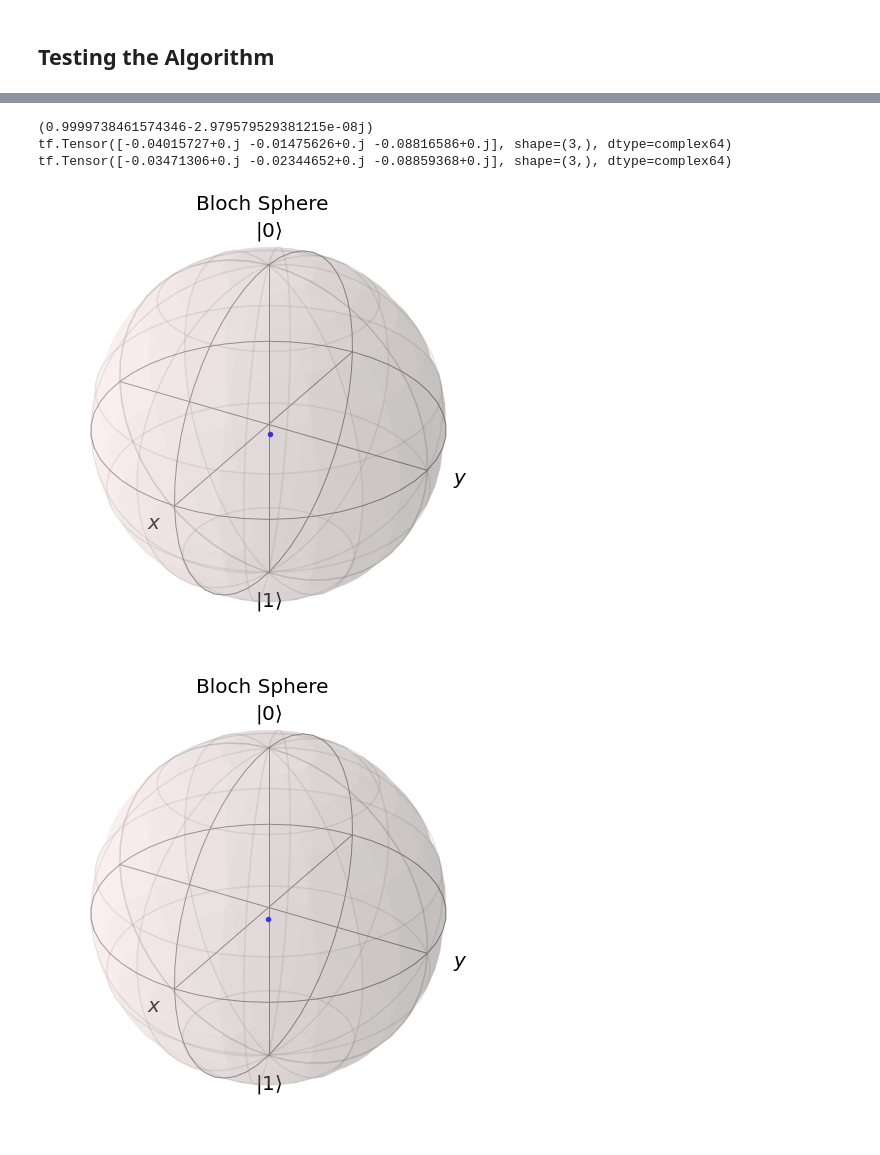
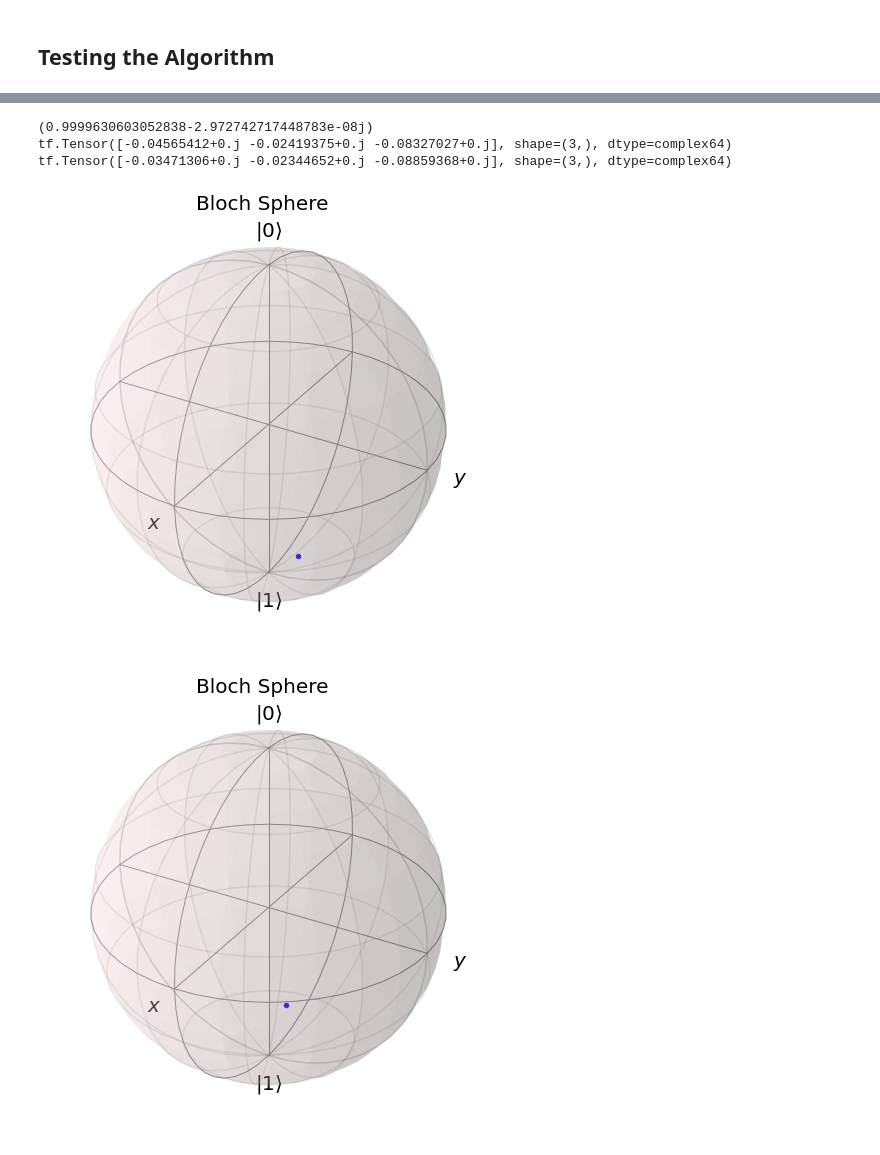
Before and after one commit to MorgilloR/QuantumStateReconstruction-DL, a Jupyter notebook: mixed_noisy_states.ipynb, the cells around one changed output, grey strips where cells are left out. Drawn from its saved outputs; the diff is of its cells as text; code cells hidden in the pictures.

```diff
--- a/mixed_noisy_states.ipynb
+++ b/mixed_noisy_states.ipynb
@@ -332,24 +332,24 @@ tf.Tensor((0.9995417971816712-1.7906394129916755e-09j), shape=(), dtype=complex1
 # %%
 den_mat = rho_from_vec(y_prediction[0])
 den_mat = np.asarray(den_mat)
 
 den_mat_id = rho_from_vec(y_test[0])
 den_mat_id = np.asarray(den_mat_id)
 
 print(fidelity_function(den_mat_id, den_mat))
 
 
 print(y_prediction[0])
 print(y_test[0])
 
-Bloch_sphere(y_prediction[:1])
+Bloch_sphere(y_prediction[1:2])
 # %% [output]
-(0.9999738461574346-2.979579529381215e-08j)
-tf.Tensor([-0.04015727+0.j -0.01475626+0.j -0.08816586+0.j], shape=(3,), dtype=complex64)
+(0.9999630603052838-2.972742717448783e-08j)
+tf.Tensor([-0.04565412+0.j -0.02419375+0.j -0.08327027+0.j], shape=(3,), dtype=complex64)
 tf.Tensor([-0.03471306+0.j -0.02344652+0.j -0.08859368+0.j], shape=(3,), dtype=complex64)
-[figure, old version]
+[figure, new version]
 # %%
-Bloch_sphere(x_test[:1])
+Bloch_sphere(x_test[1:2])
 # %% [output]
-[figure, old version]
+[figure, new version]
 # %%
```
Also changed, not shown: parts of 11 cells of this notebook, 7 other files.
